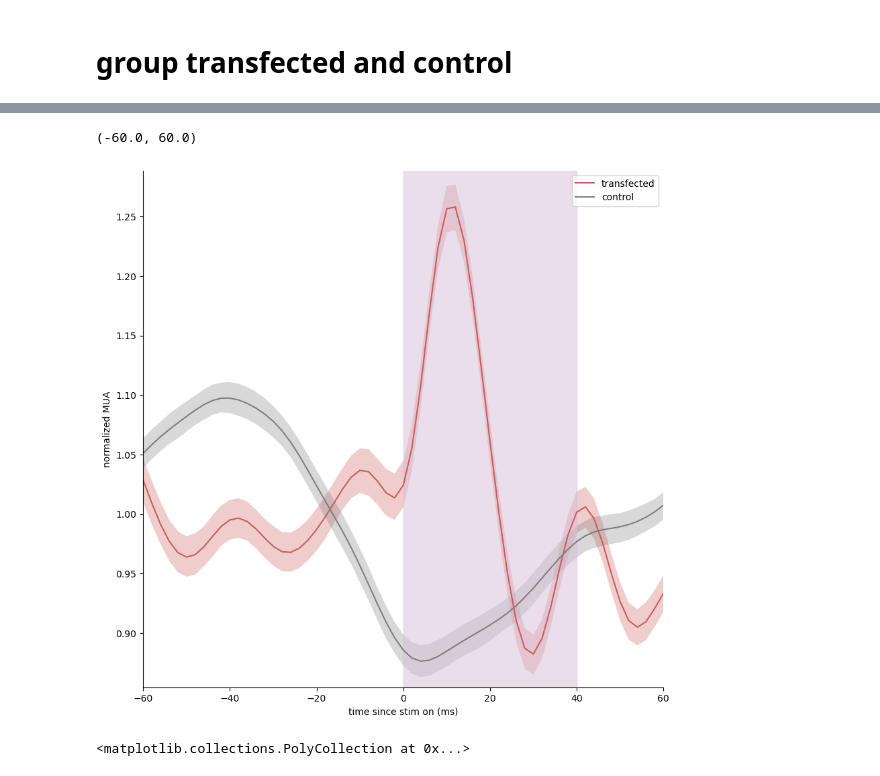
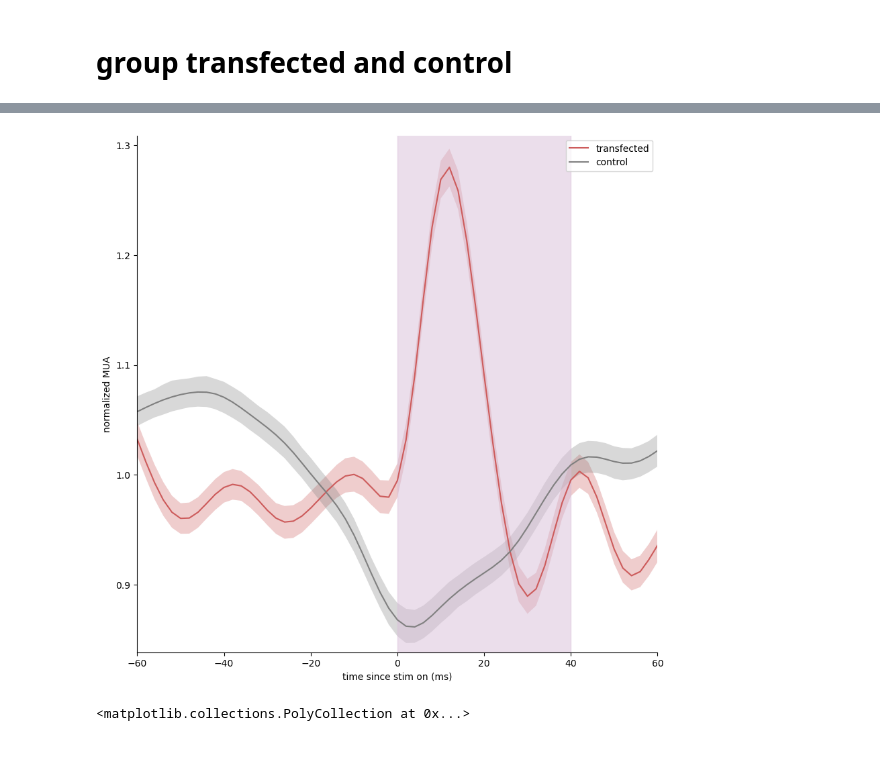
Before and after one commit to LorenFrankLab/ms_stim_analysis, a Jupyter notebook: Spiking/mua_response.ipynb, the cells around one changed output, grey strips where cells are left out. Saved outputs shown, nothing was run; the diff lists cells and outputs as text; code cells hidden in the pictures.

```diff
--- a/Spiking/mua_response.ipynb
+++ b/Spiking/mua_response.ipynb
@@ -28,5 +28,6 @@ def bootstrap_traces(data, sample_size=None, statistic=np.mean,
                                     np.percentile(bootstrap,conf_interval+(100-conf_interval)/2,axis=0)]
 
 def normalized_mean(data,axis=0):
-    return np.mean(data,axis=axis)/np.mean(data)
+    return np.mean(data/np.mean(data,axis=1)[:,None],axis=axis)
+    return np.mean(data,axis=axis)/np.mean()#data,axis=1)[:,None]
 # %% [output]
@@ -305,46 +245,51 @@ datasets: 7
 # %%
 from Style.style_guide import transfection_style
 
-fig = plt.figure(figsize=(10,10))
+fig = plt.figure(figsize=(10, 10))
 ax = [fig.gca()]
 
 lo = None
 hi = None
 for animal in mua_results:
     if animal == "non-transfected":
         color = transfection_style["control"]
     else:
         color = transfection_style[animal]
     mua_plot = mua_results[animal]
-    plot_ind = np.arange(-50,50,1)
+    plot_ind = np.arange(-50, 50, 1)
     # add mua
-    # yy = np.squeeze(np.mean(mua_plot,axis=0))/np.mean(mua_plot)
-    # rng = np.squeeze(np.std(mua_plot,axis=0))
+    yy = np.squeeze(np.mean(mua_plot, axis=0)) / np.mean(mua_plot)
+    rng = np.squeeze(
+        np.std(mua_plot / np.mean(mua_plot), axis=0)
+    )  # /np.sqrt(mua_plot.shape[0])
+    rng = [yy - rng, yy + rng]
 
-    yy,rng = bootstrap_traces(mua_plot,statistic=normalized_mean,n_boot=1e3)
+    yy, rng = bootstrap_traces(mua_plot, statistic=normalized_mean, n_boot=1e3)
 
-    if lo is None or lo>rng[0].min():
+    if lo is None or lo > rng[0].min():
         lo = rng[0].min()
-    if hi is None or hi<rng[1].max():
+    if hi is None or hi < rng[1].max():
         hi = rng[1].max()
 
-    ax[0].plot(plot_ind*2,yy, color=color,label=animal)
-    ax[0].fill_between(plot_ind*2,*rng, facecolor=color, alpha=0.3)
+    ax[0].plot(plot_ind * 2, yy, color=color, label=animal)
+    ax[0].fill_between(plot_ind * 2, *rng, facecolor=color, alpha=0.3)
 
-lo = lo*.99
-hi = hi*1.01
+lo = lo * 0.99
+hi = hi * 1.01
 
 
-ax[0].fill_between([0,40],[lo]*2,[hi]*2, color='thistle', alpha=0.5)
+ax[0].fill_between([0, 40], [lo] * 2, [hi] * 2, color="thistle", alpha=0.5)
 ax[0].legend()
 
 for a in ax:
-    a.spines[['top', 'right']].set_visible(False)
-plt.xlabel('time since stim on (ms)')
-ax[0].set_ylabel('normalized MUA')
-ax[0].set_ylim(lo,hi-.001)
-plt.xlim(-60,60)
+    a.spines[["top", "right"]].set_visible(False)
+plt.xlabel("time since stim on (ms)")
+ax[0].set_ylabel("normalized MUA")
+ax[0].set_ylim(lo, hi - 0.001)
+plt.xlim(-60, 60)
+
+plt.rcParams["svg.fonttype"] = "none"
+# fig.savefig('/home/sambray/Documents/MS_analysis_samsplaying/Plots/fens_2024/mua_lineartrack_90_grouped.svg',format='svg')
 # %% [output]
-(-60.0, 60.0)
-[figure, old version]
+[figure, new version]
 # %%
```
Also changed, not shown: parts of 8 cells of this notebook, 3 other files.
